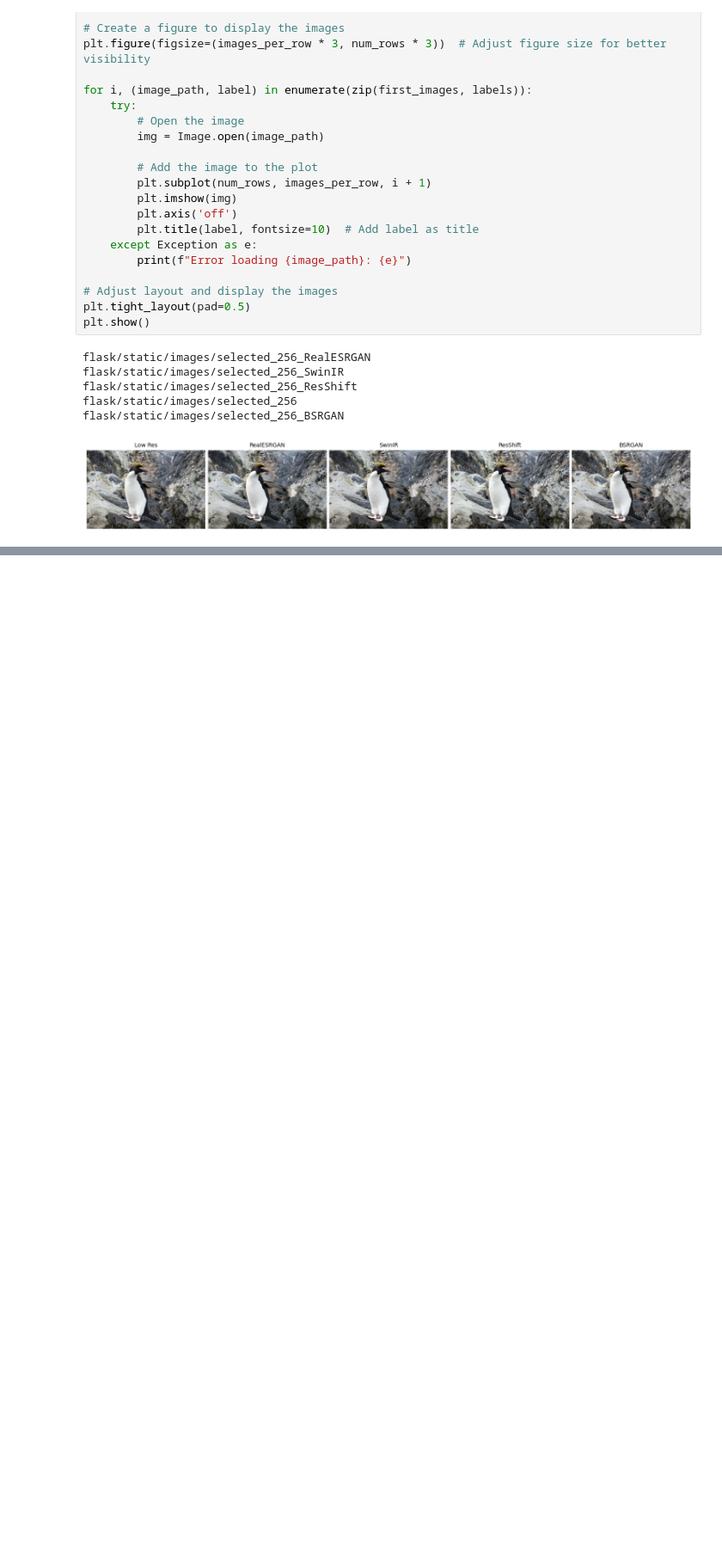
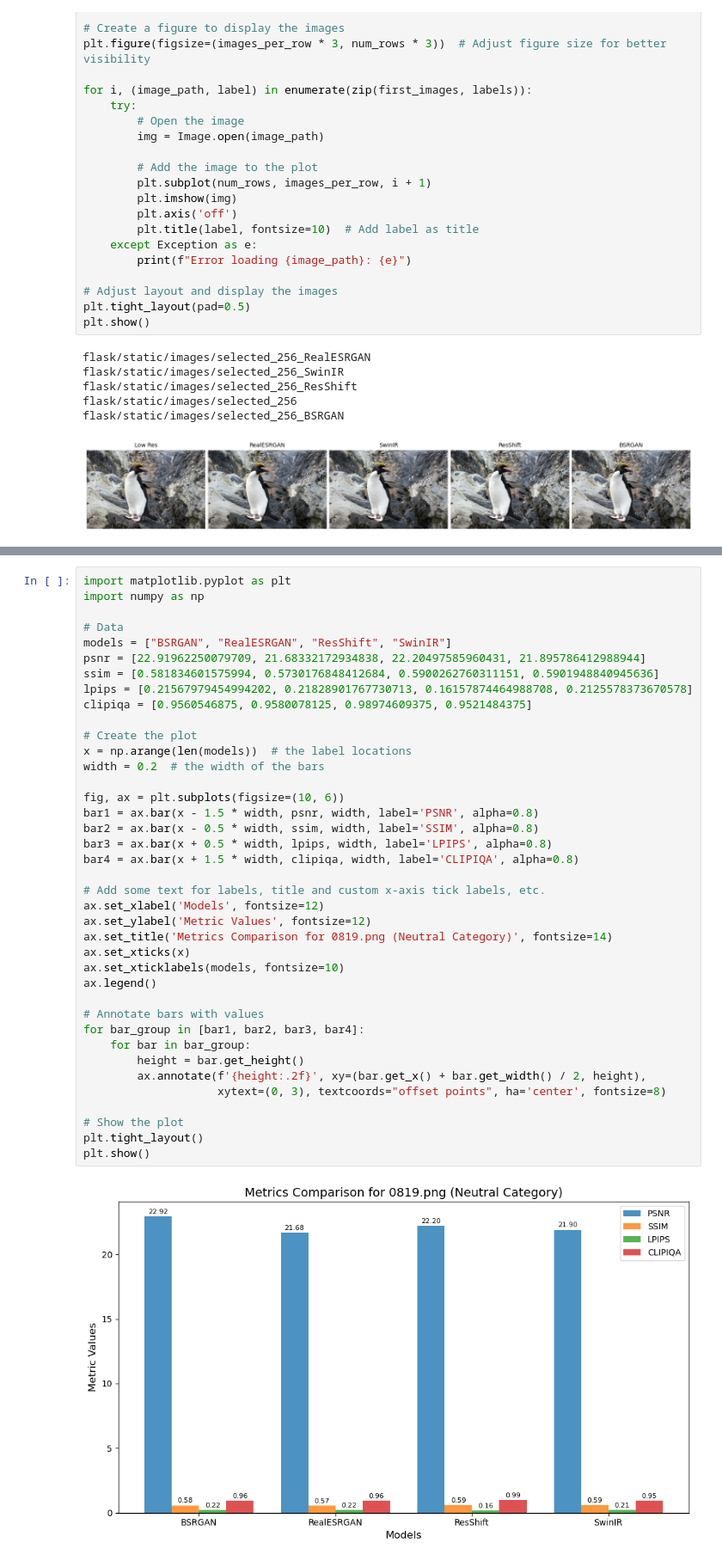
Before and after one commit to hamzafer/super-resolution-color, a Jupyter notebook: report_visuals.ipynb, the cells around one changed output, grey strips where cells are left out. Shown at 86% size. Saved outputs shown, nothing was run; the diff lists cells and outputs as text; blank space fills up the shorter version.

```diff
--- a/report_visuals.ipynb
+++ b/report_visuals.ipynb
@@ -100,0 +177,41 @@ flask/static/images/selected_256_BSRGAN
+# %%
+import matplotlib.pyplot as plt
+import numpy as np
+
+# Data
+models = ["BSRGAN", "RealESRGAN", "ResShift", "SwinIR"]
+psnr = [22.91962250079709, 21.68332172934838, 22.20497585960431, 21.895786412988944]
+ssim = [0.581834601575994, 0.5730176848412684, 0.5900262760311151, 0.5901948840945636]
+lpips = [0.21567979454994202, 0.21828901767730713, 0.16157874464988708, 0.2125578373670578]
+clipiqa = [0.9560546875, 0.9580078125, 0.98974609375, 0.9521484375]
+
+# Create the plot
+x = np.arange(len(models))  # the label locations
+width = 0.2  # the width of the bars
+
+fig, ax = plt.subplots(figsize=(10, 6))
+bar1 = ax.bar(x - 1.5 * width, psnr, width, label='PSNR', alpha=0.8)
+bar2 = ax.bar(x - 0.5 * width, ssim, width, label='SSIM', alpha=0.8)
+bar3 = ax.bar(x + 0.5 * width, lpips, width, label='LPIPS', alpha=0.8)
+bar4 = ax.bar(x + 1.5 * width, clipiqa, width, label='CLIPIQA', alpha=0.8)
+
+# Add some text for labels, title and custom x-axis tick labels, etc.
+ax.set_xlabel('Models', fontsize=12)
+ax.set_ylabel('Metric Values', fontsize=12)
+ax.set_title('Metrics Comparison for 0819.png (Neutral Category)', fontsize=14)
+ax.set_xticks(x)
+ax.set_xticklabels(models, fontsize=10)
+ax.legend()
+
+# Annotate bars with values
+for bar_group in [bar1, bar2, bar3, bar4]:
+    for bar in bar_group:
+        height = bar.get_height()
+        ax.annotate(f'{height:.2f}', xy=(bar.get_x() + bar.get_width() / 2, height),
+                    xytext=(0, 3), textcoords="offset points", ha='center', fontsize=8)
+
+# Show the plot
+plt.tight_layout()
+plt.show()
+# %% [output]
+[figure, added]
```
Also changed, not shown: parts of 4 cells of this notebook.
